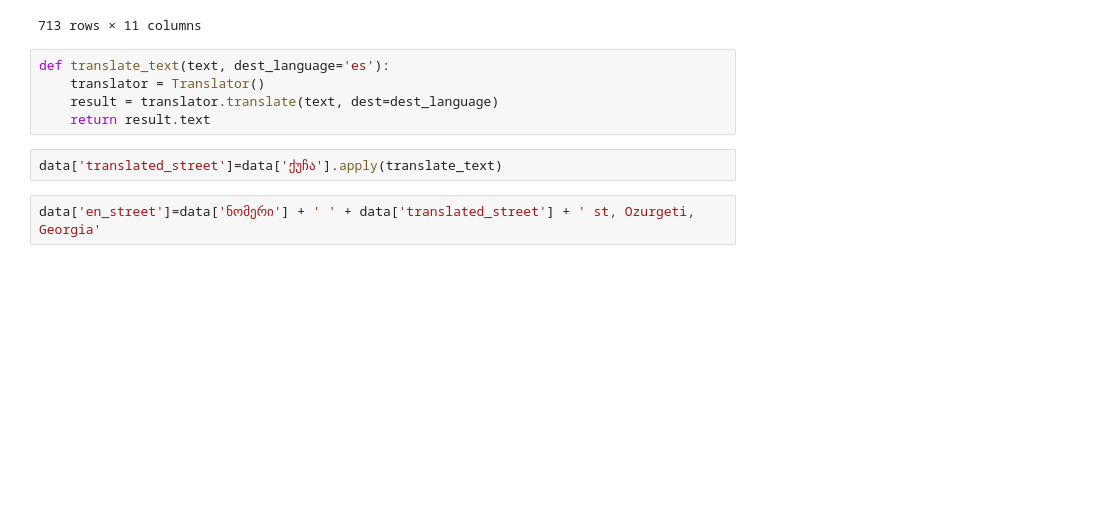
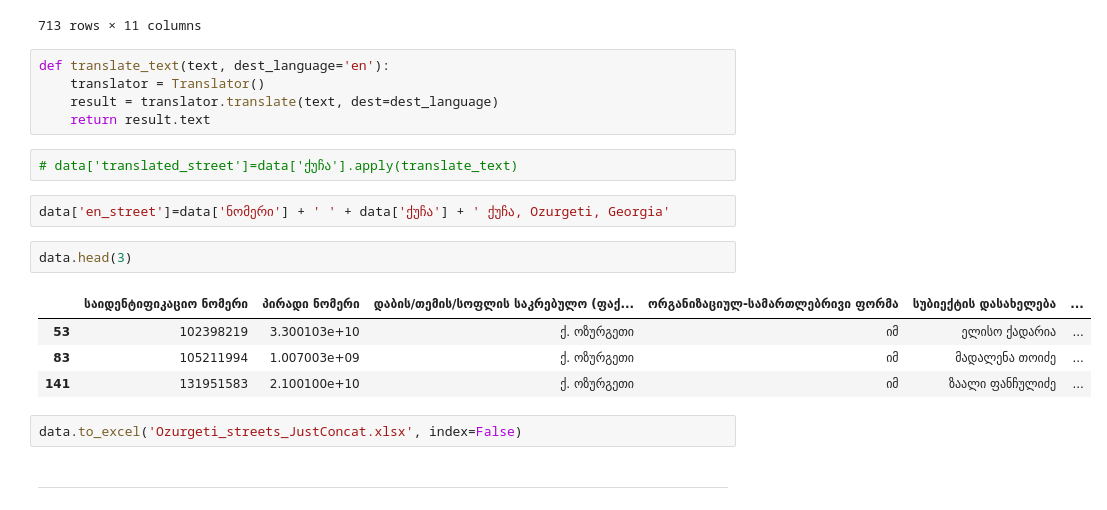
Before and after one commit to AKhvadagiani/Learning-Data-Science, a Jupyter notebook: Ozurgeti.ipynb, the cells around one changed output. Cells and saved outputs as stored; diff of their text form; blank space fills up the shorter version.

Commit message:
Ozurget streets_transtalion fail

```diff
--- a/Ozurgeti.ipynb
+++ b/Ozurgeti.ipynb
@@ -115,11 +115,22 @@ data.sort_values(by='ქუჩა', ascending=True)
 | 2045 | 237113333 | NaN | ქ. ოზურგეთი | შპს | შპს სალი 2009 | ... |
 713 rows × 11 columns
 # %%
-def translate_text(text, dest_language='es'):
+def translate_text(text, dest_language='en'):
     translator = Translator()
     result = translator.translate(text, dest=dest_language)
     return result.text
 # %%
-data['translated_street']=data['ქუჩა'].apply(translate_text)
+# data['translated_street']=data['ქუჩა'].apply(translate_text)
 # %%
-data['en_street']=data['ნომერი'] + ' ' + data['translated_street'] + ' st, Ozurgeti, Georgia'
+data['en_street']=data['ნომერი'] + ' ' + data['ქუჩა'] + ' ქუჩა, Ozurgeti, Georgia'
+# %%
+data.head(3)
+# %% [output]
+|  | საიდენტიფიკაციო ნომერი | პირადი ნომერი | დაბის/თემის/სოფლის საკრებულო (ფაქ... | ორგანიზაციულ-სამართლებრივი ფორმა | სუბიექტის დასახელება | ... |
+| 53 | 102398219 | 3.300103e+10 | ქ. ოზურგეთი | იმ | ელისო ქადარია | ... |
+| 83 | 105211994 | 1.007003e+09 | ქ. ოზურგეთი | იმ | მადალენა თოიძე | ... |
+| 141 | 131951583 | 2.100100e+10 | ქ. ოზურგეთი | იმ | ზაალი ფანჩულიძე | ... |
+# %%
+data.to_excel('Ozurgeti_streets_JustConcat.xlsx', index=False)
+# %% [markdown]
+________________
```
Also changed, not shown: parts of 1 cell of this notebook, 4 other files.
